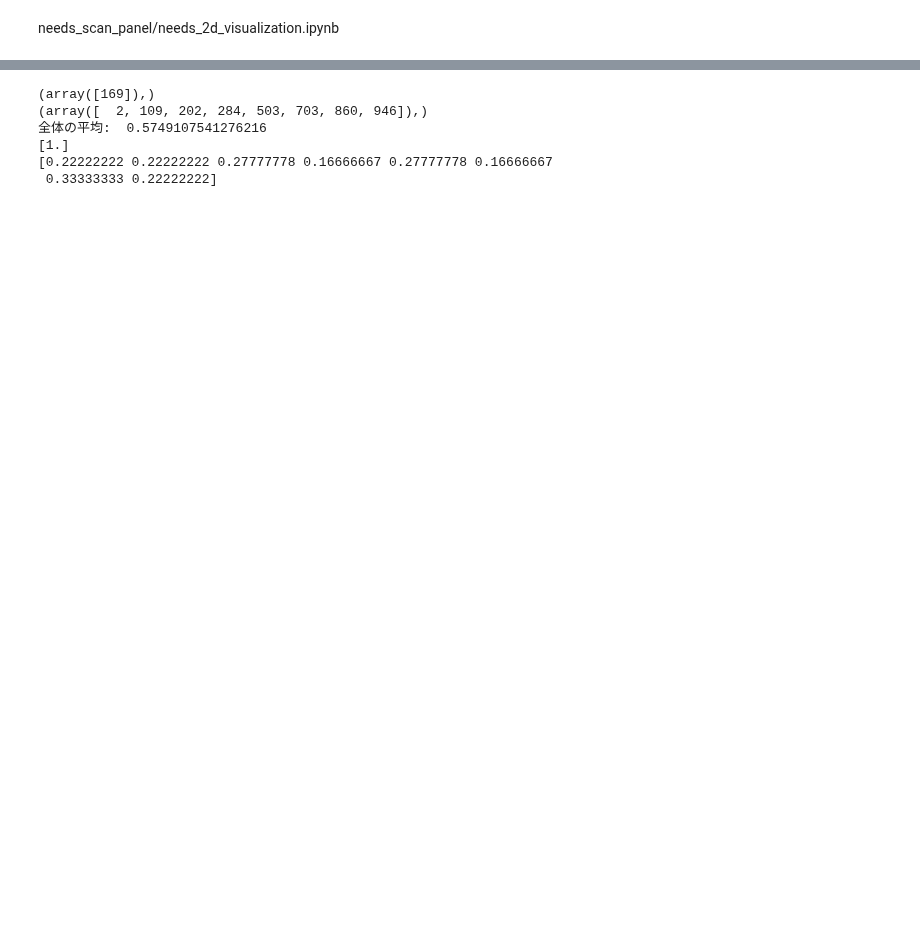
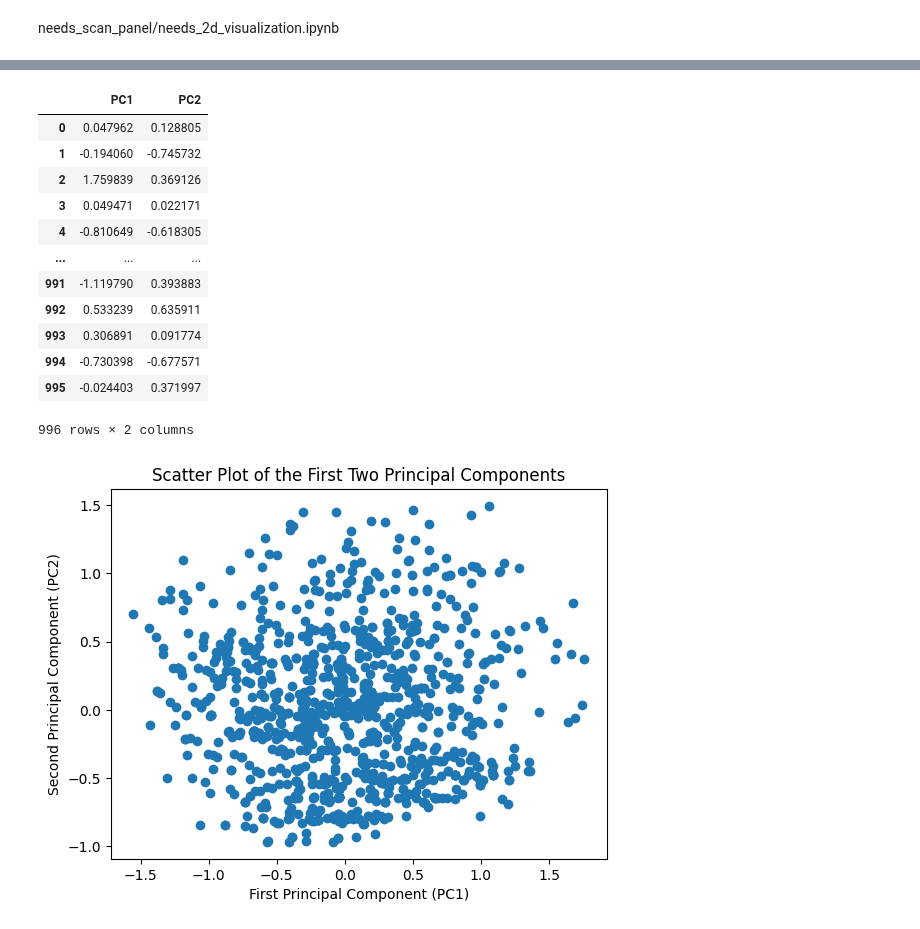
Before and after one commit to kimisuke0503/colab-research, a Jupyter notebook: needs_scan_panel/needs_2d_visualization.ipynb, the cells around one changed output, grey strips where cells are left out. Saved outputs shown, nothing was run; the diff lists cells and outputs as text; code cells hidden in the pictures; blank space fills up the shorter version.

```diff
--- a/needs_scan_panel/needs_2d_visualization.ipynb
+++ b/needs_scan_panel/needs_2d_visualization.ipynb
@@ -34,22 +53,0 @@ print(test_needs)
-# %%
-# PCA
-from sklearn.decomposition import PCA
-import matplotlib.pyplot as plt
-
-N_DIMENSIONS = 2
-
-pca = PCA(N_DIMENSIONS) # 次元数を設定して初期化
-# 次元削減
-principalDf = pd.DataFrame(data=pca.fit_transform(X_needs), columns = ['principal component1', 'principal component2'])
-# 寄与率を算出
-contribution_ratios = pd.DataFrame(pca.explained_variance_ratio_)
-cumulative_contribution_ratios = contribution_ratios.cumsum()
-
-principalValue = principalDf.values # 主成分データ
-
-print("寄与率: \n", contribution_ratios)
-print("累積寄与率: \n ", cumulative_contribution_ratios)
-plt.scatter(principalValue[:,0], principalValue[:,1])
-plt.title("2d_visualization of MovieLens-100k(user_average) dataset")
-plt.rcParams["font.size"] = 11
-plt.savefig(f"ave_movie_2d_visualization.png", format="png", dpi=300)
@@ -66,23 +54,26 @@ plt.savefig(f"ave_movie_2d_visualization.png", format="png", dpi=300)
-# %%
-# 主成分考察
-
-pv1 = principalValue[:,0]
-pv2 = principalValue[:,1]
-
-print(np.where(pv1<-1.5))
-print(np.where(pv1>1.5))
-
-print("全体の平均: ", np.average(X_needs))
-
-user_average_score_min = np.average(X_needs[np.where(pv1<-1.5)], axis=1)
-print(user_average_score_min)
-
-user_average_score_max = np.average(X_needs[np.where(pv1>1.5)], axis=1)
-print(user_average_score_max)
-# %% [output]
-(array([169]),)
-(array([  2, 109, 202, 284, 503, 703, 860, 946]),)
-全体の平均:  0.5749107541276216
-[1.]
-[0.22222222 0.22222222 0.27777778 0.16666667 0.27777778 0.16666667
- 0.33333333 0.22222222]
+# %%
+pca = PCA(n_components=2)
+pca_result = pca.fit_transform(data_training)
+pca_result_df = pd.DataFrame(pca_result, columns=['PC1', 'PC2'])
+display(pca_result_df)
+
+plt.scatter(x='PC1', y='PC2', data=pca_result_df)
+plt.title('Scatter Plot of the First Two Principal Components')
+plt.xlabel('First Principal Component (PC1)')
+plt.ylabel('Second Principal Component (PC2)')
+plt.show()
+# %% [output]
+|  | PC1 | PC2 |
+| 0 | 0.047962 | 0.128805 |
+| 1 | -0.194060 | -0.745732 |
+| 2 | 1.759839 | 0.369126 |
+| 3 | 0.049471 | 0.022171 |
+| 4 | -0.810649 | -0.618305 |
+| ... | ... | ... |
+| 991 | -1.119790 | 0.393883 |
+| 992 | 0.533239 | 0.635911 |
+| 993 | 0.306891 | 0.091774 |
+| 994 | -0.730398 | -0.677571 |
+| 995 | -0.024403 | 0.371997 |
+996 rows × 2 columns
+[figure, added]
```
Also changed, not shown: parts of 9 cells of this notebook.
